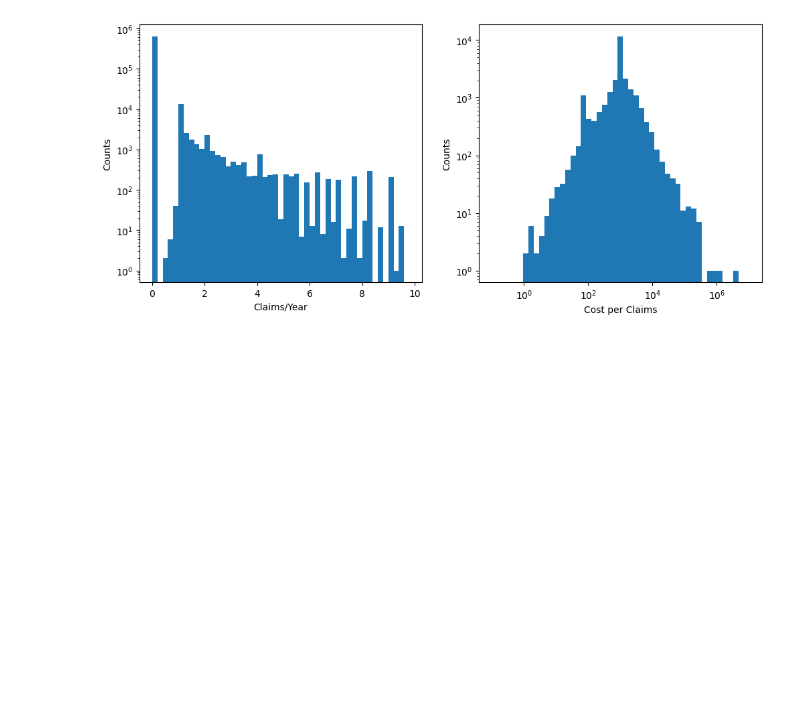
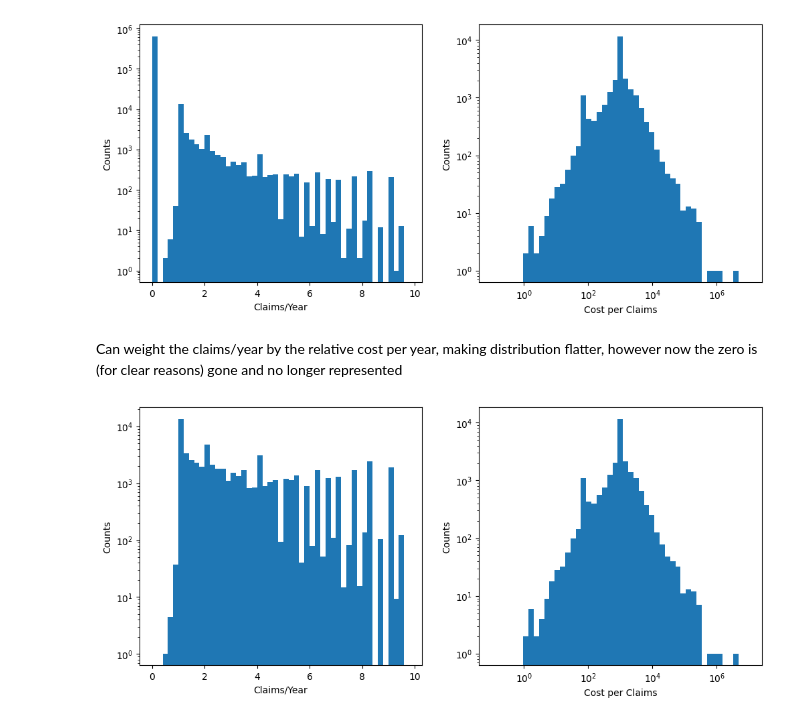
Before and after one commit to jraine/freMTPL2, a Jupyter notebook: ExploreData.ipynb, the cells around one changed output. Cells and saved outputs as stored; diff of their text form; code cells hidden in the pictures; blank space fills up the shorter version.

```diff
--- a/ExploreData.ipynb
+++ b/ExploreData.ipynb
@@ -428,3 +428,18 @@ for ax in axes:
     ax.set_ylabel('Counts')
 # %% [output]
 [figure]
+# %% [markdown]
+Can weight the claims/year by the relative cost per year, making distribution flatter, however now the zero is (for clear reasons) gone and no longer represented
+# %%
+fig,axes = plt.subplots(nrows=1,ncols=2,figsize=(12,5))
+axes[0].hist(df['ClaimYear'],bins=np.arange(0,10,0.2),weights=df['ClaimYear'])
+axes[0].semilogy()
+axes[0].set_xlabel('Claims/Year')
+axes[1].hist(df['ClaimCost'],bins=np.logspace(-1,7))
+axes[1].semilogy()
+axes[1].semilogx()
+axes[1].set_xlabel('Cost per Claims')
+for ax in axes:
+    ax.set_ylabel('Counts')
+# %% [output]
+[figure, added]
```
